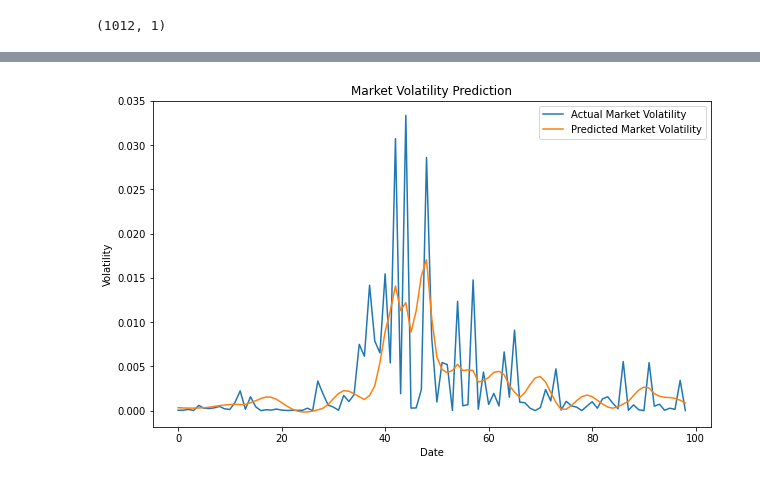
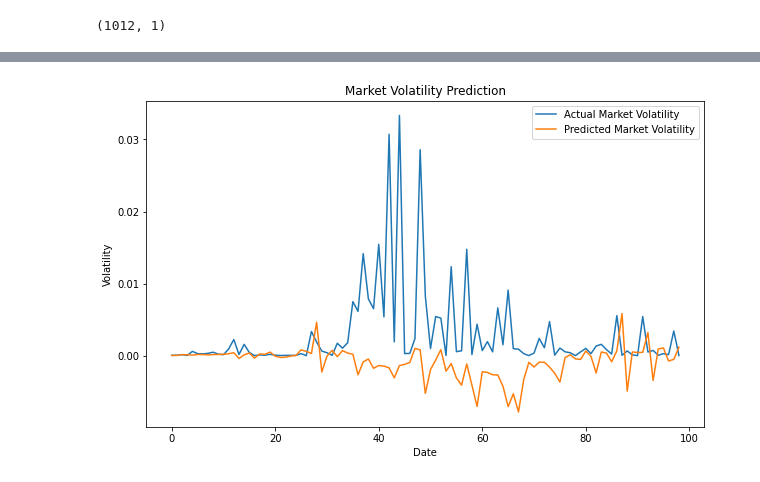
Before and after one commit to oliverwsd/Deep-Portfolio, a Jupyter notebook: LTSM_ph_prediction.ipynb, the cells around one changed output, grey strips where cells are left out. Cells and saved outputs as stored; diff of their text form; code cells hidden in the pictures.

```diff
--- a/LTSM_ph_prediction.ipynb
+++ b/LTSM_ph_prediction.ipynb
@@ -111,14 +115,14 @@ y_train_scaled.shape
 # n_neurons = length
 
 model = Sequential()
-model.add(LSTM(units=32, return_sequences=True, input_shape=(x_train_scaled.shape[1], x_train_scaled.shape[2])))
-model.add(Dropout(0.2))
+model.add(LSTM(units=128,  input_shape=(x_train_scaled.shape[1], x_train_scaled.shape[2])))
+# model.add(Dropout(0.2))
 # model.add(LSTM(units=64, return_sequences=True))
 # model.add(Dropout(0.2))
-model.add(LSTM(units=64))
-model.add(Dropout(0.2))
-model.add(Dense(units = 1))
-model.add(Activation('linear'))
+# model.add(LSTM(units=64))model.add(Dropout(0.2))
+model.add(Dense(units = 64,activation='relu'))
+model.add(Dense(units=1, activation='linear'))
+
 model.compile(optimizer = 'adam', loss = 'mean_squared_error')
 model.summary()
 # %% [output]
@@ -143,6 +141,6 @@ Trainable params: 29,249
 Non-trainable params: 0
 _________________________________________________________________
 # %%
-model.fit(x_train_scaled, y_train_scaled, epochs = 100, batch_size = 40, validation_split=0.1)
+model.fit(x_train_scaled, y_train_scaled, epochs = 500, batch_size = 32, validation_split=0.1)
 # %% [output]
 Epoch 1/500
@@ -170,12 +168,12 @@ predictions = model.predict(x_test_scaled)
 predictions = sc.inverse_transform(predictions)
 # %%
 plt.figure(figsize=(10,6))
-plt.plot(y_test, label='Actual Market Volatility')
-plt.plot(predictions, label='Predicted Market Volatility')
+plt.plot(y_test[:], label='Actual Market Volatility')
+plt.plot(predictions[:], label='Predicted Market Volatility')
 plt.title('Market Volatility Prediction')
 plt.xlabel('Date')
 plt.ylabel('Volatility')
 plt.legend()
 plt.show()
 # %% [output]
-[figure, old version]
+[figure, new version]
```
Also changed, not shown: parts of 3 cells of this notebook.
